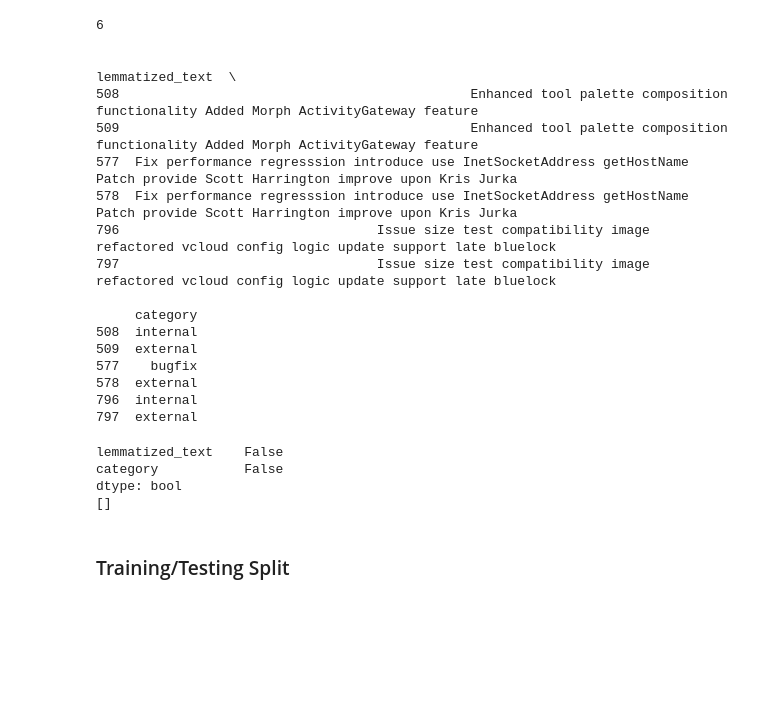
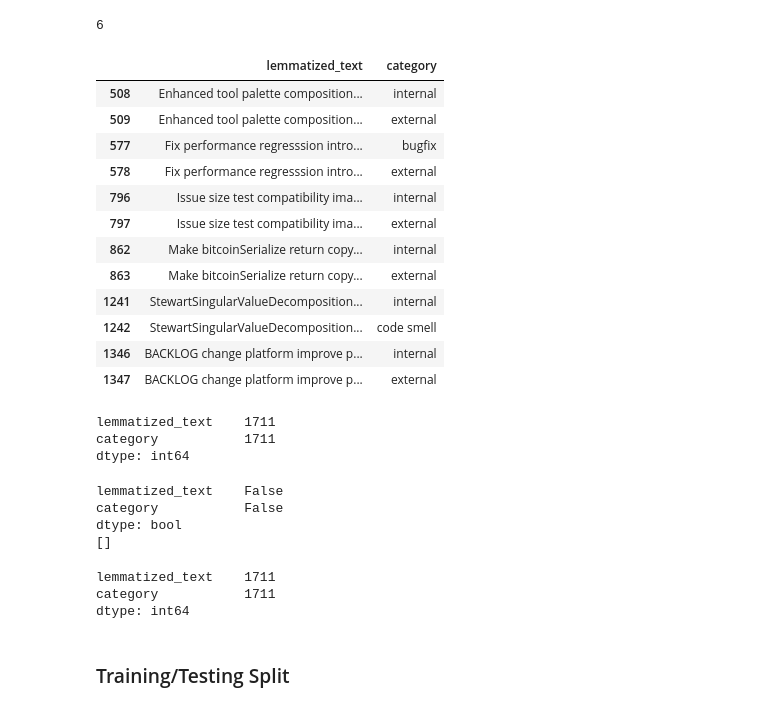
Before and after one commit to Onkar2102/Automated-Software-Refactoring-Commit-Classifier, a Jupyter notebook: src/data_preprocessing.ipynb, the cells around one changed output. Saved outputs shown, nothing was run; the diff lists cells and outputs as text; code cells hidden in the pictures; blank space fills up the shorter version.

```diff
--- a/src/data_preprocessing.ipynb
+++ b/src/data_preprocessing.ipynb
@@ -434,28 +437,22 @@ dtype: int64
 df['lemmatized_text'].duplicated().sum()
 # %% [output]
 6
-# %%
-# Assuming df is your DataFrame
-# Finding all duplicates in 'lemmatized_text' including the first occurrence
-duplicates_df = df[df['lemmatized_text'].duplicated(keep=False)]
-
-# Since you specifically mentioned wanting to print the 6 records,
-# and if there are more than 6 duplicates and you want to print exactly 6,
-# you can use the head() method to print the first 6 records
-print(duplicates_df.head(6))
-# %% [output]
-                                                                                                                    lemmatized_text  \
-508                                             Enhanced tool palette composition functionality Added Morph ActivityGateway feature
-509                                             Enhanced tool palette composition functionality Added Morph ActivityGateway feature
-577  Fix performance regresssion introduce use InetSocketAddress getHostName Patch provide Scott Harrington improve upon Kris Jurka
-578  Fix performance regresssion introduce use InetSocketAddress getHostName Patch provide Scott Harrington improve upon Kris Jurka
-796                                 Issue size test compatibility image refactored vcloud config logic update support late bluelock
-797                                 Issue size test compatibility image refactored vcloud config logic update support late bluelock
-
-     category
-508  internal
-509  external
-577    bugfix
-578  external
-796  internal
-797  external
+# %%
+
+df1 = df[df['lemmatized_text'].duplicated(keep=False)]
+
+df1
+# %% [output]
+|  | lemmatized_text | category |
+| 508 | Enhanced tool palette composition... | internal |
+| 509 | Enhanced tool palette composition... | external |
+| 577 | Fix performance regresssion intro... | bugfix |
+| 578 | Fix performance regresssion intro... | external |
+| 796 | Issue size test compatibility ima... | internal |
+| 797 | Issue size test compatibility ima... | external |
+| 862 | Make bitcoinSerialize return copy... | internal |
+| 863 | Make bitcoinSerialize return copy... | external |
+| 1241 | StewartSingularValueDecomposition... | internal |
+| 1242 | StewartSingularValueDecomposition... | code smell |
+| 1346 | BACKLOG change platform improve p... | internal |
+| 1347 | BACKLOG change platform improve p... | external |
@@ -462 +467,7 @@ print(duplicates_df.head(6))
+# %%
+df.count()
+# %% [output]
+lemmatized_text    1711
+category           1711
+dtype: int64
 # %%
@@ -483,6 +490,12 @@ lemmatized_text    False
 category           False
 dtype: bool
 []
+# %%
+df.count()
+# %% [output]
+lemmatized_text    1711
+category           1711
+dtype: int64
 # %% [markdown]
 ### Training/Testing Split
 # %%
```
Also changed, not shown: parts of 23 cells of this notebook, 6 other files.
